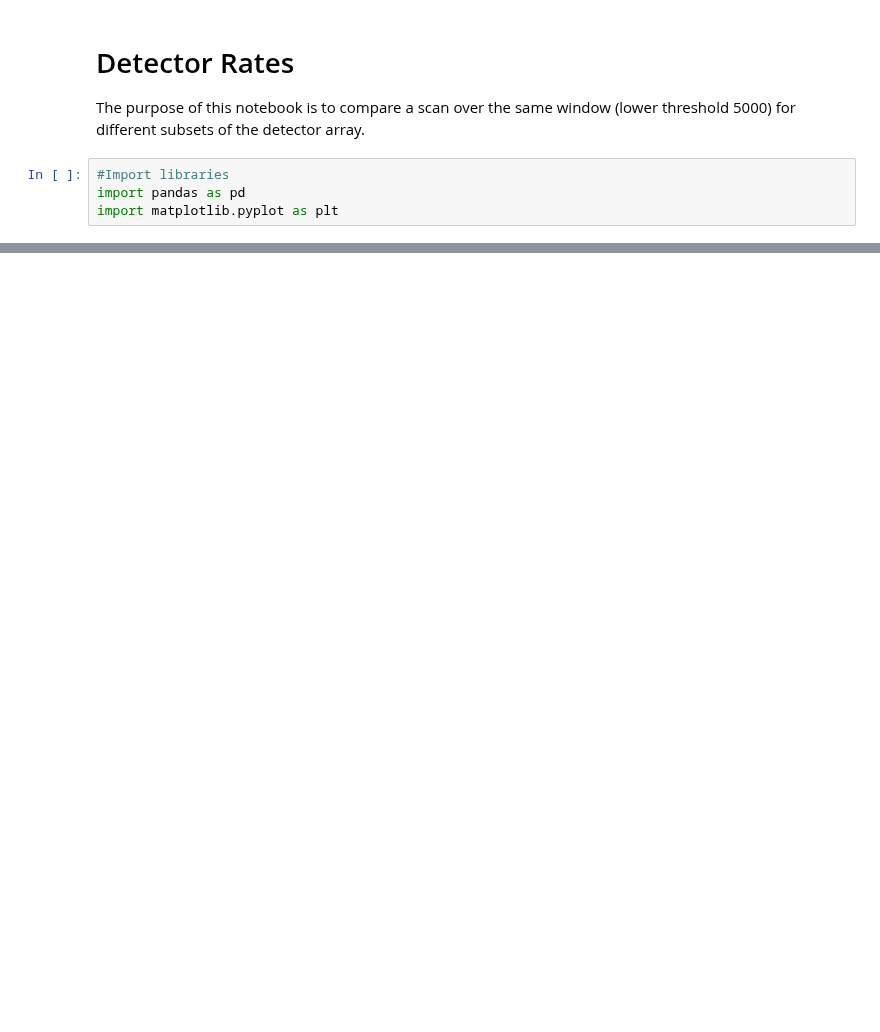
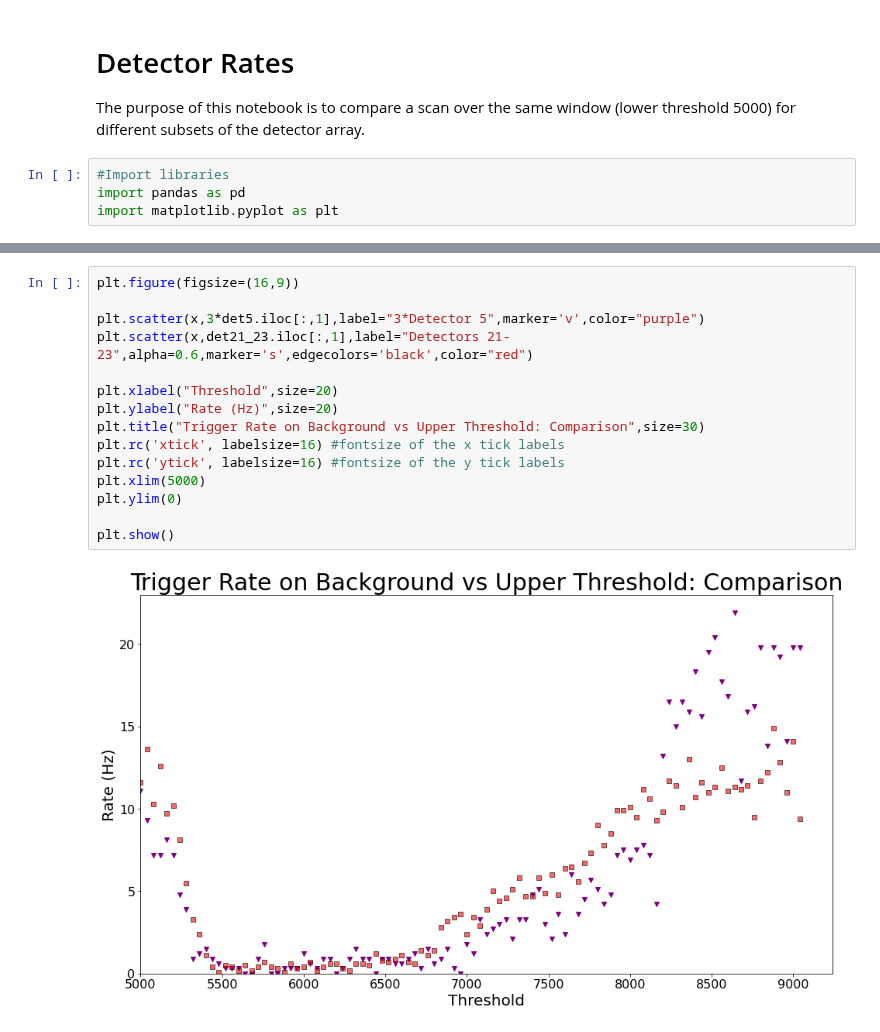
Before and after one commit to villano-lab/NaI_Array_Firmware, a Jupyter notebook: test_firmwares/UniversalTrigger1/Detector_Rates.ipynb, the cells around one changed output, grey strips where cells are left out. Cells and saved outputs as stored; diff of their text form; blank space fills up the shorter version.

```diff
--- a/test_firmwares/UniversalTrigger1/Detector_Rates.ipynb
+++ b/test_firmwares/UniversalTrigger1/Detector_Rates.ipynb
@@ -76,0 +79,17 @@ plt.show()
+# %%
+plt.figure(figsize=(16,9))
+
+plt.scatter(x,3*det5.iloc[:,1],label="3*Detector 5",marker='v',color="purple")
+plt.scatter(x,det21_23.iloc[:,1],label="Detectors 21-23",alpha=0.6,marker='s',edgecolors='black',color="red")
+
+plt.xlabel("Threshold",size=20)
+plt.ylabel("Rate (Hz)",size=20)
+plt.title("Trigger Rate on Background vs Upper Threshold: Comparison",size=30)
+plt.rc('xtick', labelsize=16) #fontsize of the x tick labels
+plt.rc('ytick', labelsize=16) #fontsize of the y tick labels
+plt.xlim(5000)
+plt.ylim(0)
+
+plt.show()
+# %% [output]
+[figure, added]
```
Also changed, not shown: parts of 4 cells of this notebook, 1 other file.
